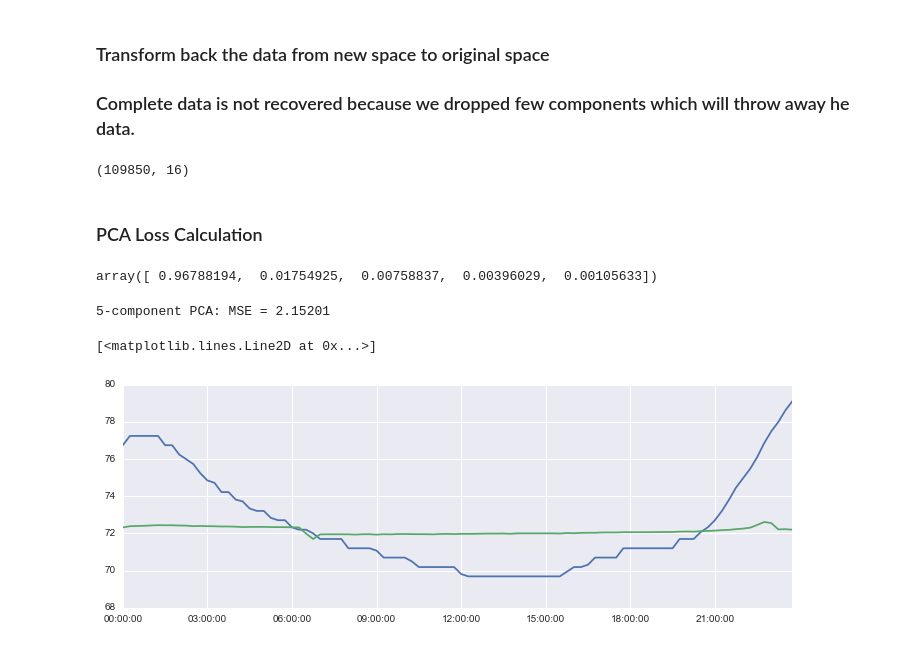
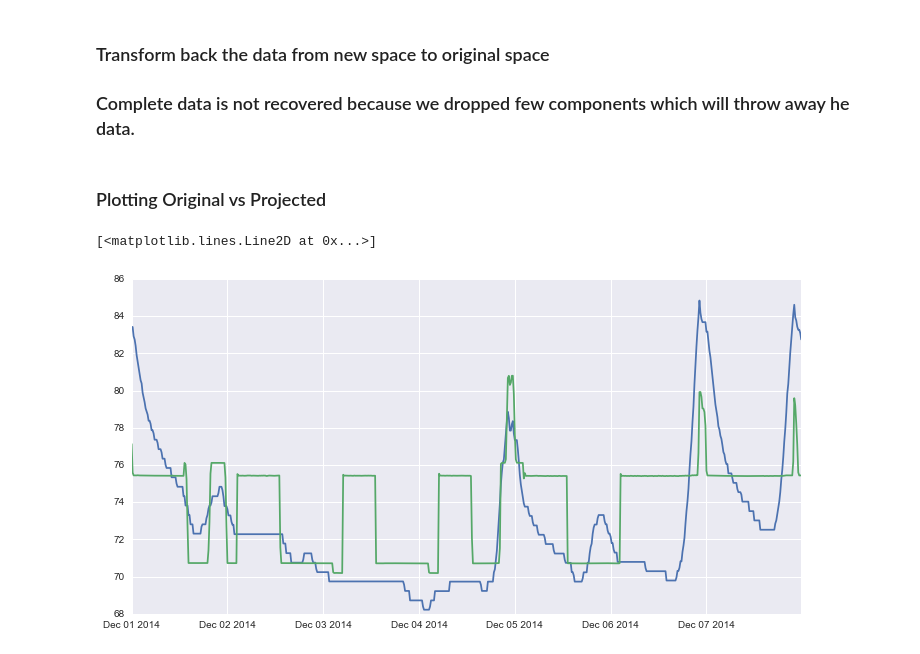
Before and after one commit to mas-dse-mkjaiswa/Capstone, a Jupyter notebook: PCA Analysis.ipynb, the cells around one changed output. Cells and saved outputs as stored; diff of their text form; code cells hidden in the pictures.

```diff
--- a/PCA Analysis.ipynb
+++ b/PCA Analysis.ipynb
@@ -134,17 +95,20 @@ plt.show()
 # Perform the PCA with number of compoments (n_comp) = 4
 # use fit to calculate eigen vectors.
 
-n_comp = 5
+n_comp = 7
 
 pca_with_n_eigen_vectors_signals = PCA(n_components = n_comp).fit(X)
 evr = [0]+list(pca_with_n_eigen_vectors_signals.explained_variance_ratio_)
 
-cumulative_explained = np.cumsum(evr)
-plt.plot(cumulative_explained);
-plt.xlabel('Number of Components')
-plt.ylabel('Variance retained')
-plt.ylim(0,1)
-plt.grid()
-plt.show()
+### Transform the current data to new vector space.
+signals_data_new_basis = pca_with_n_eigen_vectors_signals.transform(X)
 
-print "\n\n\ncumulative_explained\n", cumulative_explained
+# cumulative_explained = np.cumsum(evr)
+# plt.plot(cumulative_explained);
+# plt.xlabel('Number of Components')
+# plt.ylabel('Variance retained')
+# plt.ylim(0,1)
+# plt.grid()
+# plt.show()
+
+# print "\n\n\ncumulative_explained\n", cumulative_explained
@@ -179,9 +134,4 @@ plt.show()
 # %% [markdown]
 ### Transform back the data from new space to original space
 ### Complete data is not recovered because we dropped few components which will throw away he data.
-# %%
-signals_data_orig_basis = pca_with_n_eigen_vectors_signals.inverse_transform(signals_data_new_basis)
-signals_data_orig_basis.shape
-# %% [output]
-(109850, 16)
 # %%
@@ -188,34 +139,24 @@ signals_data_orig_basis.shape
 df_new_room_signals = pd.DataFrame(signals_data_orig_basis)
 df_result = pd.concat([room_signals.iloc[:,0:2], df_new_room_signals], axis=1)
 df_result.columns = list(room_signals.columns)
-# %% [markdown]
-### PCA Loss Calculation
-# %%
-pca_score = pca_with_n_eigen_vectors_signals.explained_variance_ratio_
-pca_score
-# %% [output]
-array([ 0.96788194,  0.01754925,  0.00758837,  0.00396029,  0.00105633])
-# %%
-mse = ((signals_data_orig_basis - X)**2).mean(axis=None)
-print "%d-component PCA: MSE = %0.6g"%(n_comp,mse)
-# %% [output]
-5-component PCA: MSE = 2.15201
+# %% [markdown]
+### Plotting Original vs Projected
 # %%
 start_date="2014-12-01"
 end_date="2014-12-07"
 
 start = pd.to_datetime(start_date, format='%Y%m%d', infer_datetime_format=True)
 end = pd.to_datetime(end_date, format='%Y%m%d', infer_datetime_format=True)
+
+room_signals.time = pd.to_datetime(room_signals.time)
+df = room_signals[(room_signals.time.dt.date>=start.date())&(room_signals.time.dt.date<=end.date())]
+fig = plt.figure(figsize=(12, 6))
+plt.plot(df["time"],df["Zone Temperature"] )
+
+df_result.time = pd.to_datetime(df_result.time)
+df2 = df_result[(df_result.time.dt.date>=start.date())&(df_result.time.dt.date<=end.date())]
+
+plt.plot(df2["time"],df2["Zone Temperature"] )
+# %% [output]
+[<matplotlib.lines.Line2D at 0x...>]
+[figure, added]
-# %%
-room_signals.time = pd.to_datetime(room_signals.time)
-df = room_signals[(room_signals.time.dt.date>=start.date())&(room_signals.time.dt.date<=end.date())]
-fig = plt.figure(figsize=(12, 4))
-plt.plot(df["time"],df["Zone Temperature"] )
-
-df_result.time = pd.to_datetime(df_result.time)
-df2 = df_result[(df_result.time.dt.date>=start.date())&(df_result.time.dt.date<=end.date())]
-
-plt.plot(df2["time"],df2["Zone Temperature"] )
-# %% [output]
-[<matplotlib.lines.Line2D at 0x...>]
-[figure, removed]
```
Also changed, not shown: parts of 13 cells of this notebook.
